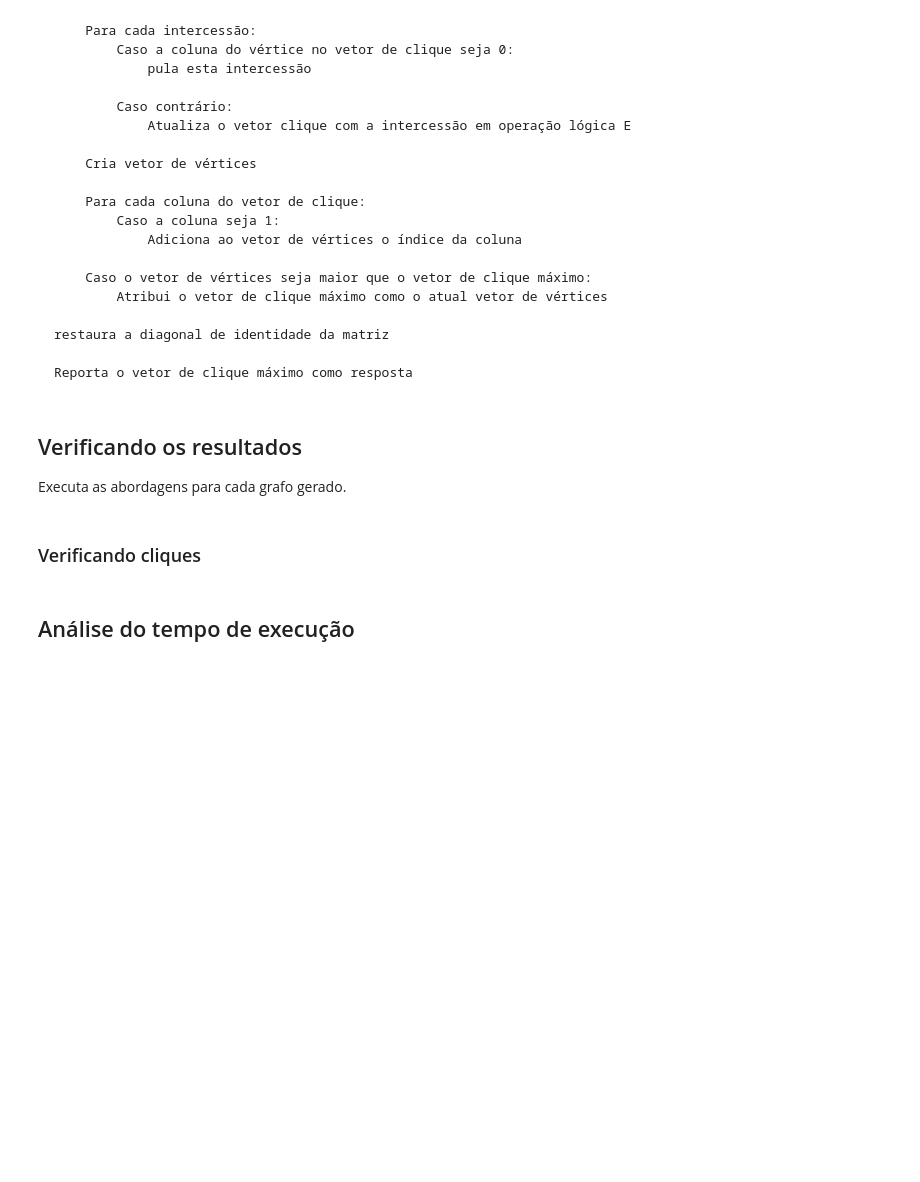
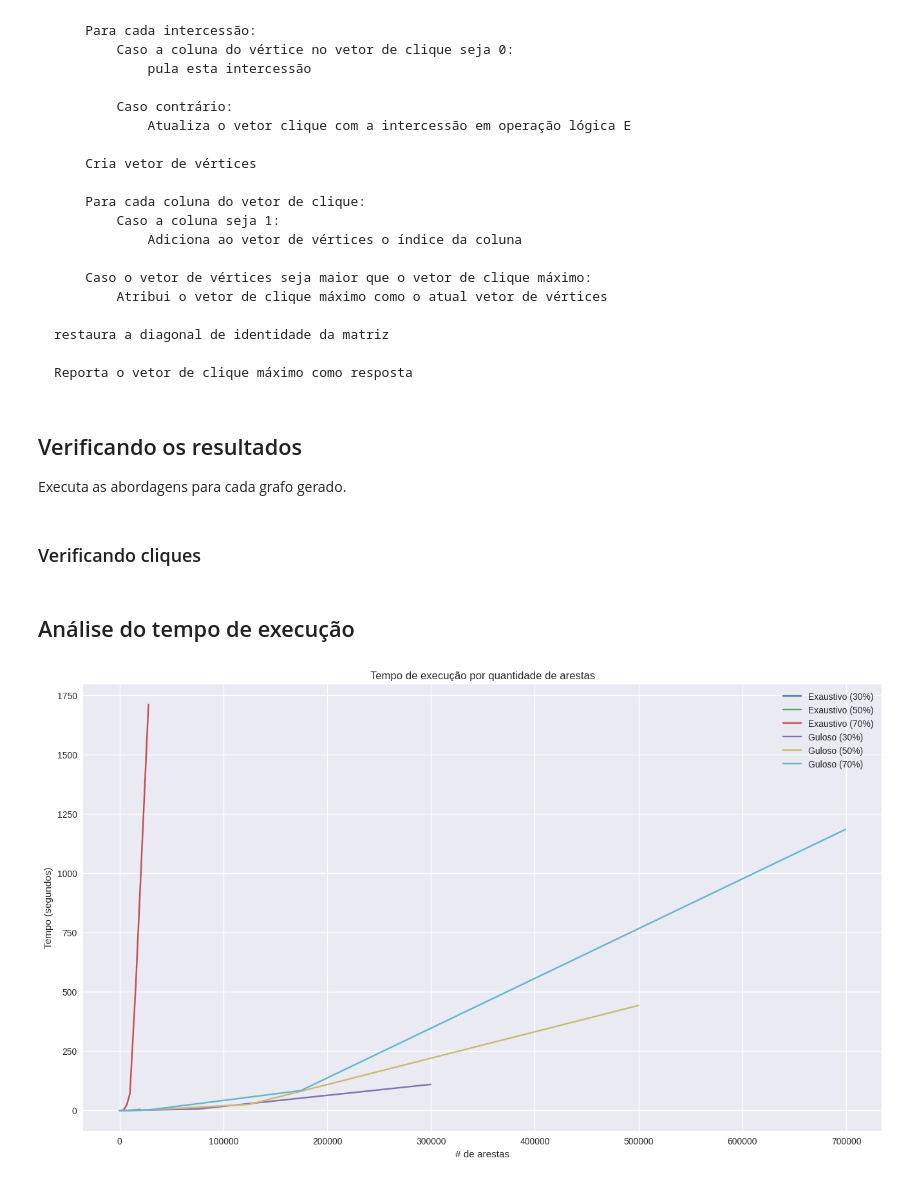
Before and after one commit to FelixLuciano/maximal-clique-analysis, a Jupyter notebook: notebook.ipynb, the cells around one changed output. Drawn from its saved outputs; the diff is of its cells as text; code cells hidden in the pictures; blank space fills up the shorter version.

```diff
--- a/notebook.ipynb
+++ b/notebook.ipynb
@@ -265,35 +265,37 @@ heuristic_times = [
     ], [                # 70%
         7.2e-06,
         3.35e-05,
         0.0002248,
         0.0048463,
         0.026808,
         0.094127,
         0.188273,
         0.559523,
         1.87388,
         83.4311,
         1183.84,
     ]
 ]
 
 plt.style.use("seaborn")
 plt.figure(figsize=(16, 9))
-plt.title("Execution time by amount of edges")
+plt.title("Tempo de execução por quantidade de arestas")
 
 for i, d in enumerate(densities):
     y = exaustive_times[i]
     x = [(n * (n-1)) * d for n in n_vertices[0:len(y)]]
 
-    plt.plot(x, y, label=f"Exaustive ({d}%)")
+    plt.plot(x, y, label=f"Exaustivo ({d*100:.0f}%)")
 
 for i, d in enumerate(densities):
     y = heuristic_times[i]
     x = [(n * (n-1)) * d for n in n_vertices[0:len(y)]]
 
-    plt.plot(x, y, label=f"Exaustive ({d}%)")
+    plt.plot(x, y, label=f"Guloso ({d*100:.0f}%)")
 
-plt.xlabel("# of edges")
-plt.ylabel("time (s)")
+plt.xlabel("# de arestas")
+plt.ylabel("Tempo (segundos)")
 plt.legend()
 plt.show()
+# %% [output]
+[figure, added]
```
Also changed, not shown: parts of 4 cells of this notebook, 1 other file.
